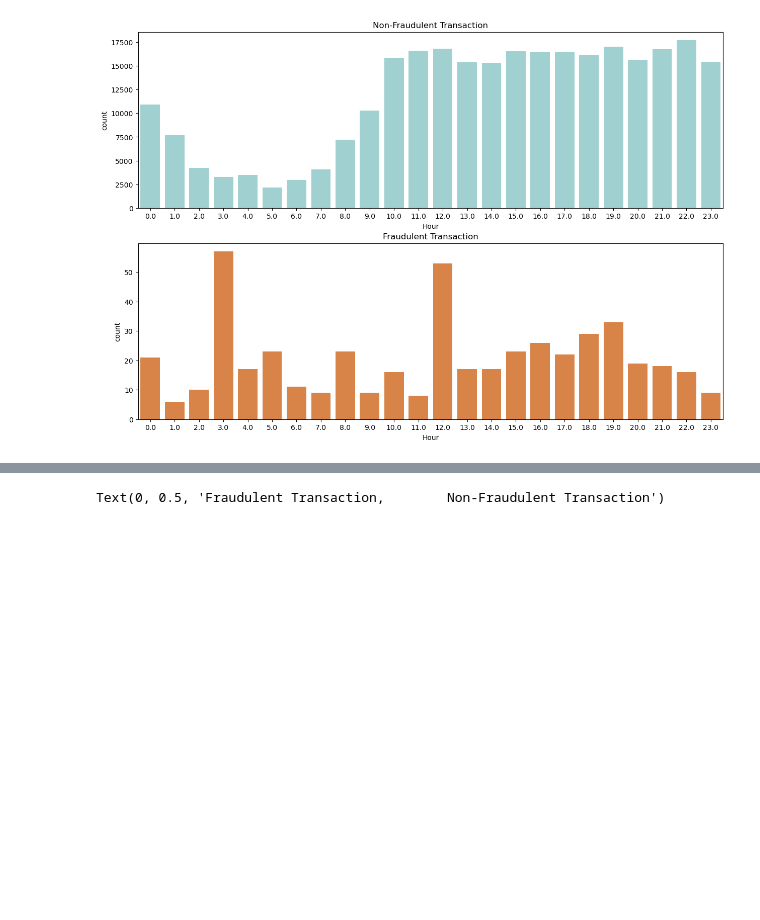
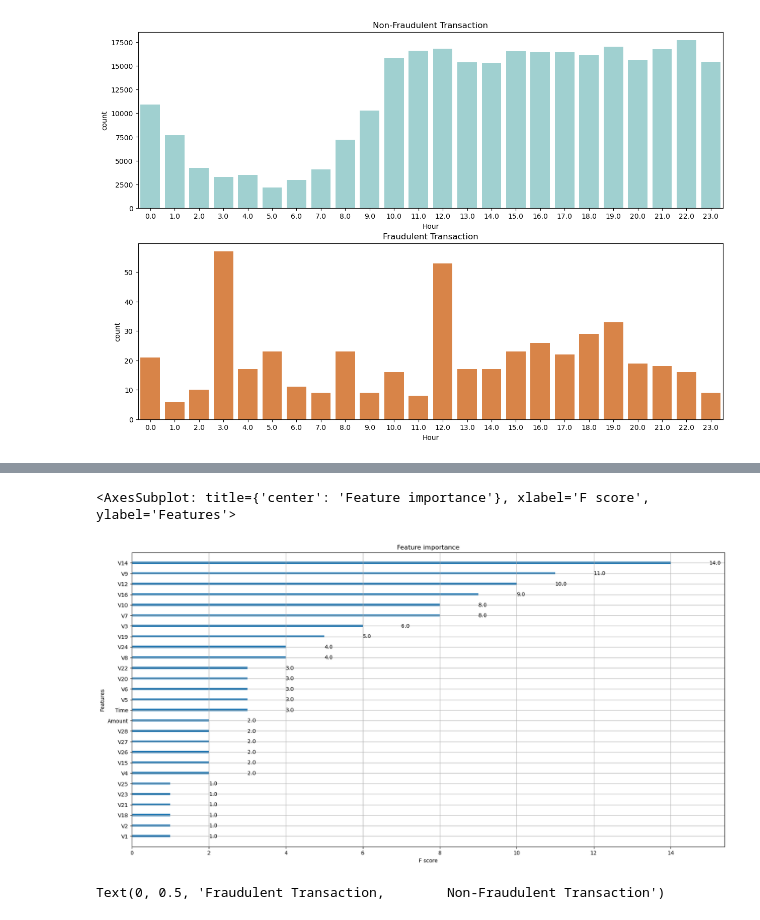
Before and after one commit to dejavu284/card-fraud, a Jupyter notebook: EDA/Aliens.ipynb, the cells around one changed output, grey strips where cells are left out. Saved outputs shown, nothing was run; the diff lists cells and outputs as text; code cells hidden in the pictures; blank space fills up the shorter version.

```diff
--- a/EDA/Aliens.ipynb
+++ b/EDA/Aliens.ipynb
@@ -172,7 +172,7 @@ plot_data(X_transformation, y)
 # %%
 data[['Time', 'Amount']] = StandardScaler().fit_transform(data[['Time', 'Amount']])
 # %%
-train_data, label_data = data.iloc[:,:-1],data.iloc[:,-1]
+train_data, label_data = data.iloc[:,:-2],data.iloc[:,-2]
 
 data_dmatrix = xgb.DMatrix(data=train_data, label= label_data)
 
@@ -199,3 +200,5 @@ ValueError: DataFrame.dtypes for data must be int, float, bool or category. When
+<AxesSubplot: title={'center': 'Feature importance'}, xlabel='F score', ylabel='Features'>
+[figure, added]
 # %%
 data_model = data.drop(['V13', 'V25', 'Time', 'V20', 'V22', 'V8', 'V15', 'V19', 'V2'], axis=1)
 # %%
```
Also changed, not shown: parts of 10 cells of this notebook.
